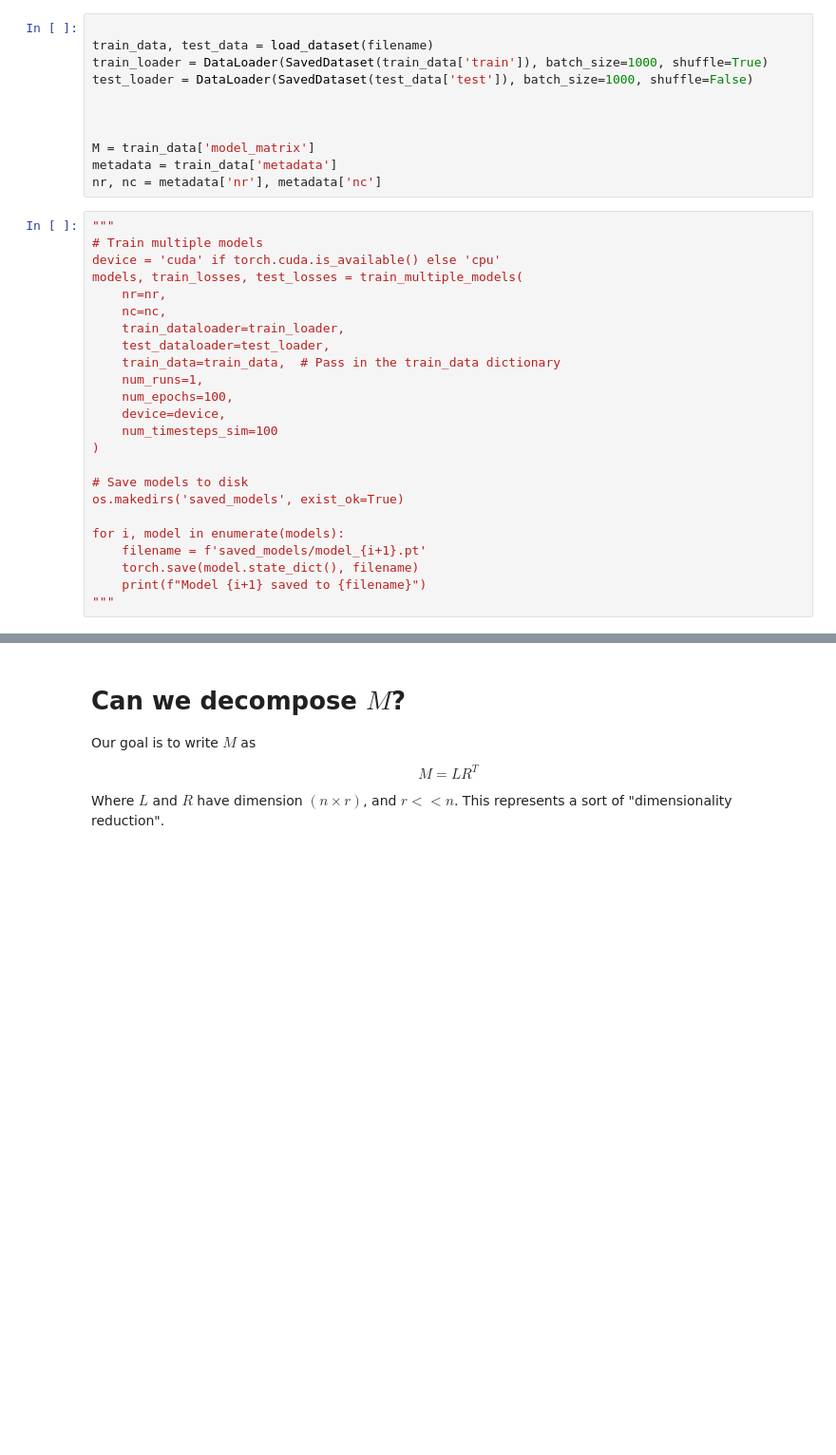
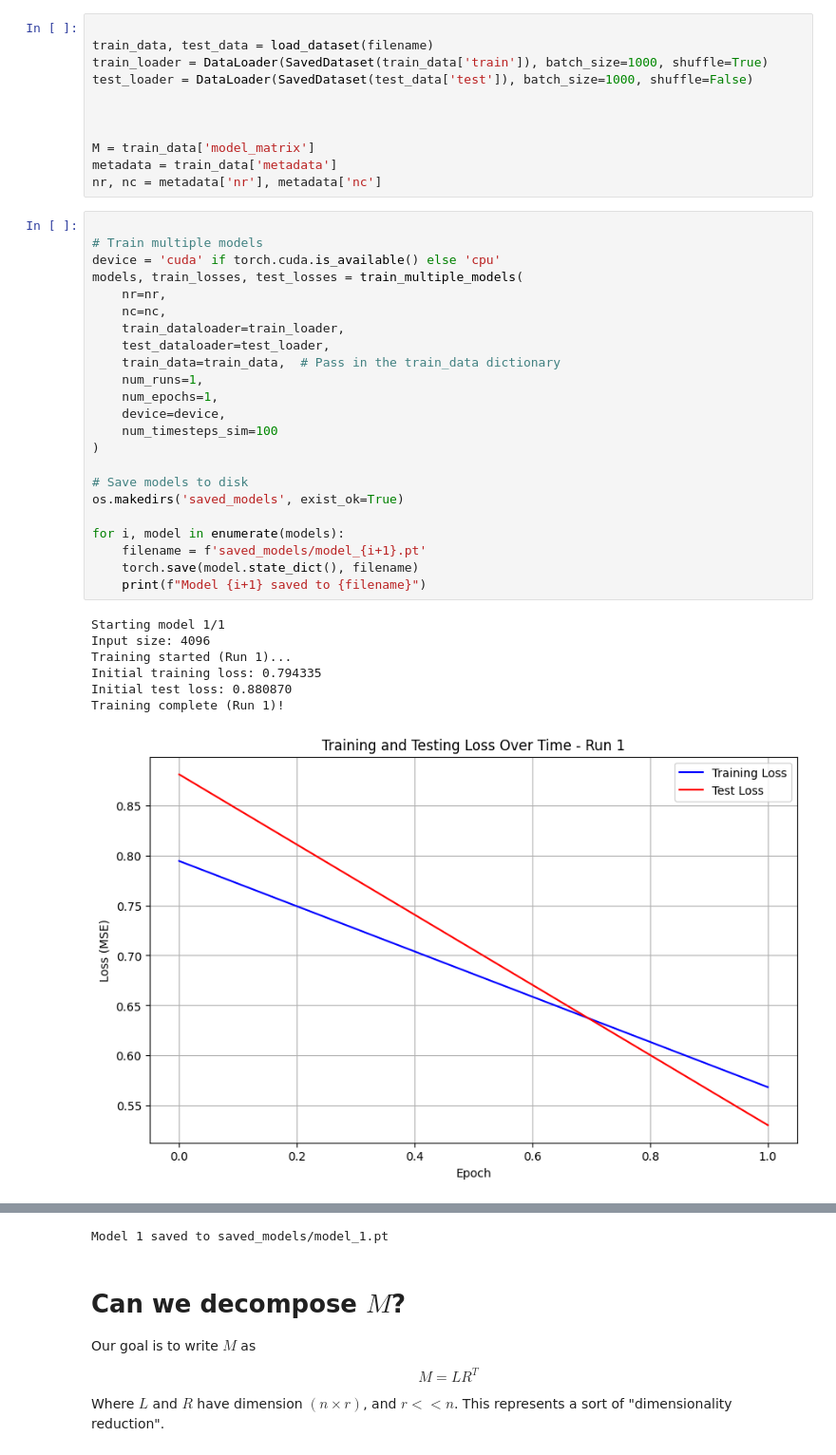
Before and after one commit to Shaunticlair/climate-sim, a Jupyter notebook: 16_Train_Forward_Linear_Sparse_Covariance.ipynb, the cells around one changed output, grey strips where cells are left out. Shown at 95% size. Cells and saved outputs as stored; diff of their text form; blank space fills up the shorter version.

```diff
--- a/16_Train_Forward_Linear_Sparse_Covariance.ipynb
+++ b/16_Train_Forward_Linear_Sparse_Covariance.ipynb
@@ -861,26 +864,33 @@ M = train_data['model_matrix']
 metadata = train_data['metadata']
 nr, nc = metadata['nr'], metadata['nc']
 # %%
-"""
+
 # Train multiple models
 device = 'cuda' if torch.cuda.is_available() else 'cpu'
 models, train_losses, test_losses = train_multiple_models(
     nr=nr,
     nc=nc,
     train_dataloader=train_loader,
     test_dataloader=test_loader,
     train_data=train_data,  # Pass in the train_data dictionary
     num_runs=1,
-    num_epochs=100,
+    num_epochs=1,
     device=device,
     num_timesteps_sim=100
 )
 
 # Save models to disk
 os.makedirs('saved_models', exist_ok=True)
 
 for i, model in enumerate(models):
     filename = f'saved_models/model_{i+1}.pt'
     torch.save(model.state_dict(), filename)
     print(f"Model {i+1} saved to {filename}")
-"""
+# %% [output]
+Starting model 1/1
+Input size: 4096
+Training started (Run 1)...
+Initial training loss: 0.794335
+Initial test loss: 0.880870
+Training complete (Run 1)!
+[figure, added]
@@ -887,3 +898,4 @@ for i, model in enumerate(models):
+Model 1 saved to saved_models/model_1.pt
 # %% [markdown]
 # Can we decompose $M$?
 
```
Also changed, not shown: parts of 9 cells of this notebook, 3 other files.
